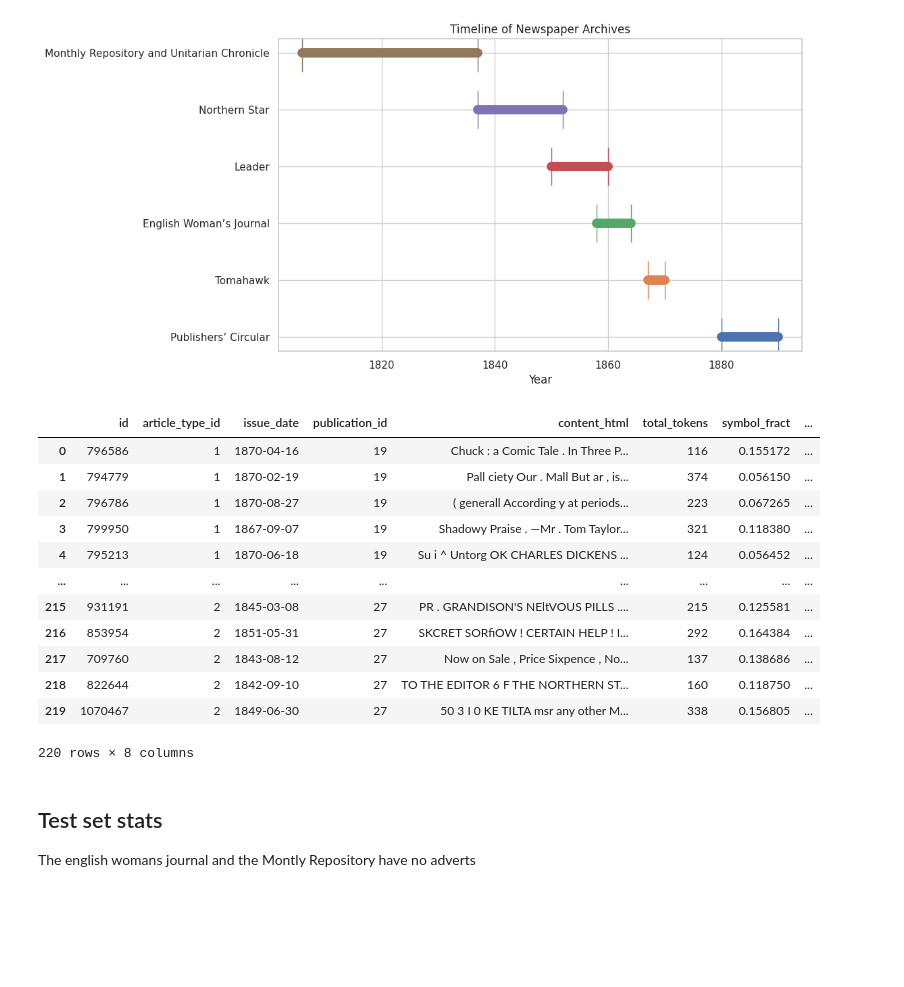
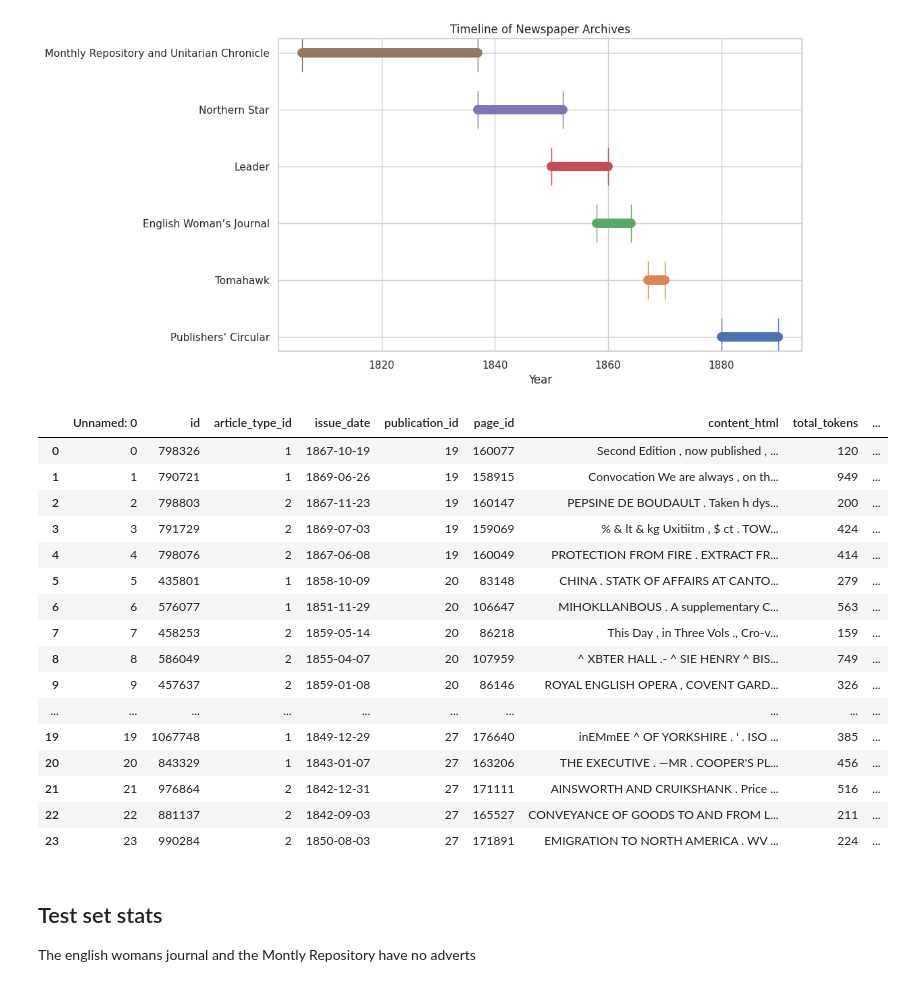
Before and after one commit to JonnoB/redigitalize, a Jupyter notebook: create_test_set.ipynb, the cells around one changed output. Drawn from its saved outputs; the diff is of its cells as text; code cells hidden in the pictures; blank space fills up the shorter version.

```diff
--- a/create_test_set.ipynb
+++ b/create_test_set.ipynb
@@ -61,4 +79,8 @@ df = pd.concat(df_list, ignore_index=True)
 # %%
+#Load the page number information. this is useful for transcription
+periodicals_page_df = pd.read_parquet('./data/periodicals_page.parquet').rename(columns={'number':'page_number'})
+periodicals_page_df = periodicals_page_df[['id', 'page_number']]
+
 periodicals_publication_df = pd.read_parquet('./data/periodicals_publication.parquet')
 
 periodicals_publication_df['title'] = periodicals_publication_df['title'].str.replace(r"\s\(\d{4}\-\d{4}\)", "", regex=True)
@@ -102,37 +124,59 @@ plt.show()
 # %% [output]
 [figure]
 # %%
-np.random.seed(1842)
+def sample_data(df, periodicals_publication_df, periodicals_page_df, num_articles = 20, num_adverts = 25, random_seed = 1842):
 
-# Sample 20 when article_type == 1
-sampled_df_1 = df[df['article_type_id'] == 1].groupby(['article_type_id', 'publication_id']).sample(n=20, replace=False)
+    np.random.seed(random_seed)
 
-# Sample 25 when article_type == 2
-sampled_df_2 = df[df['article_type_id'] == 2].groupby(['article_type_id', 'publication_id']).sample(n=25, replace=False)
+    # Sample 20 when article_type == 1
+    sampled_df_1 = df[df['article_type_id'] == 1].groupby(['article_type_id', 'publication_id']).sample(n=num_articles, replace=False)
 
-# Concatenate the sampled DataFrames
-test_data = pd.concat([sampled_df_1, sampled_df_2])
+    # Sample 25 when article_type == 2
+    sampled_df_2 = df[df['article_type_id'] == 2].groupby(['article_type_id', 'publication_id']).sample(n=num_adverts, replace=False)
 
-# Reset index
-test_data.reset_index(drop=True, inplace=True)
+    # Concatenate the sampled DataFrames
+    test_data = pd.concat([sampled_df_1, sampled_df_2], ignore_index=True)
 
-test_data = test_data.merge(periodicals_publication_df[['id', 'title']].set_index('id'), left_on='publication_id', right_index = True)
 
-test_data
+    test_data = test_data.merge(periodicals_publication_df[['id', 'title']].set_index('id'), left_on='publication_id', right_index = True)
+
+    test_data = test_data.merge(periodicals_page_df[['id', 'page_number']].set_index('id'), left_on='page_id', right_index = True)
+    # Reset index
+    test_data.reset_index(drop=True, inplace=True)
+
+    return test_data
-# %% [output]
-|  | id | article_type_id | issue_date | publication_id | content_html | total_tokens | symbol_fract | ... |
-| 0 | 796586 | 1 | 1870-04-16 | 19 | Chuck : a Comic Tale . In Three P... | 116 | 0.155172 | ... |
-| 1 | 794779 | 1 | 1870-02-19 | 19 | Pall ciety Our . Mall But ar , is... | 374 | 0.056150 | ... |
-| 2 | 796786 | 1 | 1870-08-27 | 19 | ( generall According y at periods... | 223 | 0.067265 | ... |
-| 3 | 799950 | 1 | 1867-09-07 | 19 | Shadowy Praise . —Mr . Tom Taylor... | 321 | 0.118380 | ... |
-| 4 | 795213 | 1 | 1870-06-18 | 19 | Su i ^ Untorg OK CHARLES DICKENS ... | 124 | 0.056452 | ... |
-| ... | ... | ... | ... | ... | ... | ... | ... | ... |
-| 215 | 931191 | 2 | 1845-03-08 | 27 | PR . GRANDISON'S NEltVOUS PILLS .... | 215 | 0.125581 | ... |
-| 216 | 853954 | 2 | 1851-05-31 | 27 | SKCRET SORfiOW ! CERTAIN HELP ! I... | 292 | 0.164384 | ... |
-| 217 | 709760 | 2 | 1843-08-12 | 27 | Now on Sale , Price Sixpence , No... | 137 | 0.138686 | ... |
-| 218 | 822644 | 2 | 1842-09-10 | 27 | TO THE EDITOR 6 F THE NORTHERN ST... | 160 | 0.118750 | ... |
-| 219 | 1070467 | 2 | 1849-06-30 | 27 | 50 3 I 0 KE TILTA msr any other M... | 338 | 0.156805 | ... |
-220 rows × 8 columns
+# %%
+
+test_data = sample_data(df, periodicals_publication_df,  periodicals_page_df, num_articles = 20, num_adverts = 25, random_seed = 1842)
+
+
+#this is tiny as I have to transcribe this myself and is just used for tuning the prompt
+dev_data = sample_data(df.loc[~df['id'].isin(test_data.id),:], periodicals_publication_df,  periodicals_page_df,
+                       num_articles = 2, num_adverts = 3, random_seed = 1842)
+
+#This is used for creating the silver label train set with the final prompt on gpt-4
+train_data = sample_data(df.loc[~df['id'].isin(test_data.id.to_list() +dev_data.id.to_list()),:],
+                         periodicals_publication_df,  periodicals_page_df,num_articles = 2, num_adverts = 3, random_seed = 1842)
+# %%
+dev_data
+# %% [output]
+|  | Unnamed: 0 | id | article_type_id | issue_date | publication_id | page_id | content_html | total_tokens | ... |
+| 0 | 0 | 798326 | 1 | 1867-10-19 | 19 | 160077 | Second Edition , now published , ... | 120 | ... |
+| 1 | 1 | 790721 | 1 | 1869-06-26 | 19 | 158915 | Convocation We are always , on th... | 949 | ... |
+| 2 | 2 | 798803 | 2 | 1867-11-23 | 19 | 160147 | PEPSINE DE BOUDAULT . Taken h dys... | 200 | ... |
+| 3 | 3 | 791729 | 2 | 1869-07-03 | 19 | 159069 | % & lt & kg Uxitiitm , $ ct . TOW... | 424 | ... |
+| 4 | 4 | 798076 | 2 | 1867-06-08 | 19 | 160049 | PROTECTION FROM FIRE . EXTRACT FR... | 414 | ... |
+| 5 | 5 | 435801 | 1 | 1858-10-09 | 20 | 83148 | CHINA . STATK OF AFFAIRS AT CANTO... | 279 | ... |
+| 6 | 6 | 576077 | 1 | 1851-11-29 | 20 | 106647 | MIHOKLLANBOUS . A supplementary C... | 563 | ... |
+| 7 | 7 | 458253 | 2 | 1859-05-14 | 20 | 86218 | This Day , in Three Vols ., Cro-v... | 159 | ... |
+| 8 | 8 | 586049 | 2 | 1855-04-07 | 20 | 107959 | ^ XBTER HALL .- ^ SIE HENRY ^ BIS... | 749 | ... |
+| 9 | 9 | 457637 | 2 | 1859-01-08 | 20 | 86146 | ROYAL ENGLISH OPERA , COVENT GARD... | 326 | ... |
+| ... | ... | ... | ... | ... | ... | ... | ... | ... | ... |
+| 19 | 19 | 1067748 | 1 | 1849-12-29 | 27 | 176640 | inEMmEE ^ OF YORKSHIRE . ' . ISO ... | 385 | ... |
+| 20 | 20 | 843329 | 1 | 1843-01-07 | 27 | 163206 | THE EXECUTIVE . —MR . COOPER'S PL... | 456 | ... |
+| 21 | 21 | 976864 | 2 | 1842-12-31 | 27 | 171111 | AINSWORTH AND CRUIKSHANK . Price ... | 516 | ... |
+| 22 | 22 | 881137 | 2 | 1842-09-03 | 27 | 165527 | CONVEYANCE OF GOODS TO AND FROM L... | 211 | ... |
+| 23 | 23 | 990284 | 2 | 1850-08-03 | 27 | 171891 | EMIGRATION TO NORTH AMERICA . WV ... | 224 | ... |
 # %% [markdown]
 ## Test set stats
 
```
Also changed, not shown: parts of 15 cells of this notebook, 2 other files.
